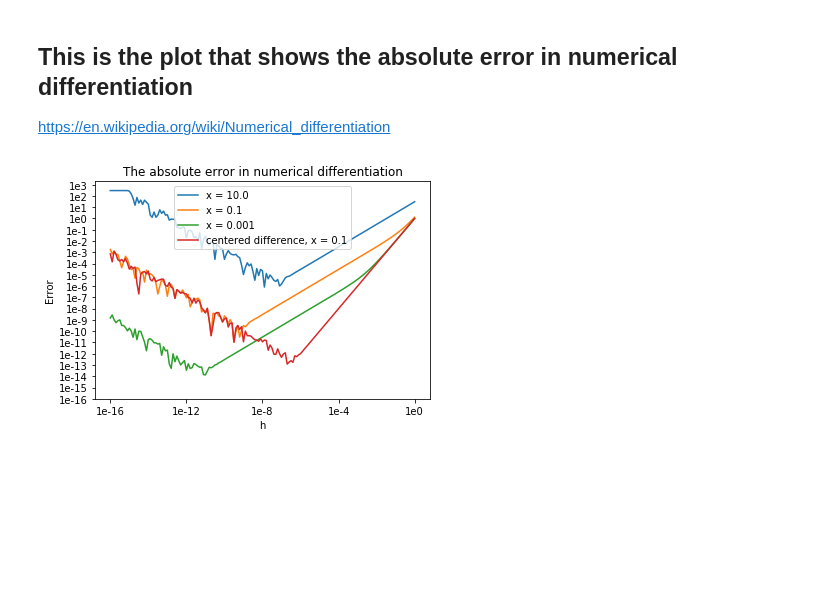
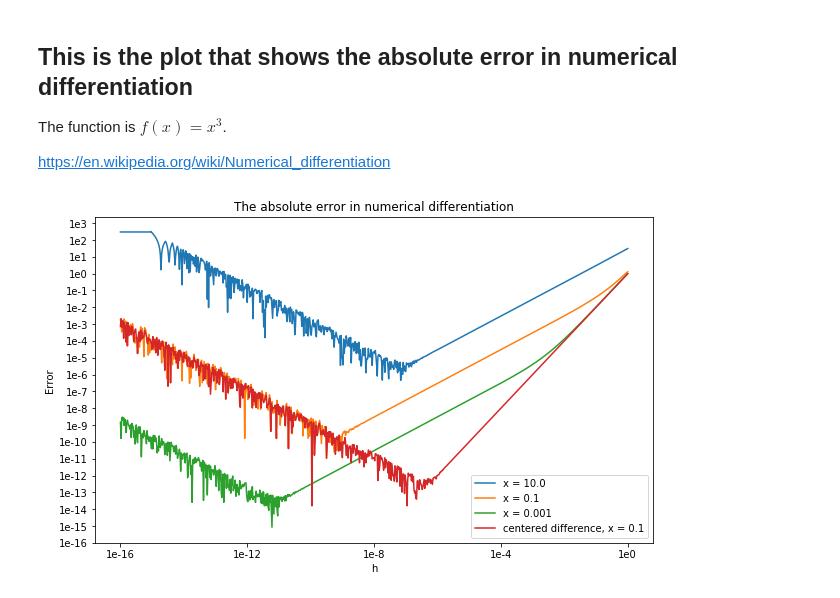
Before and after one commit to hxuaj/my-repo, a Jupyter notebook: The absolute error in numerical differentiation.ipynb, the cells around one changed output. Drawn from its saved outputs; the diff is of its cells as text; code cells hidden in the pictures; blank space fills up the shorter version.

Commit message:
Add files via upload
improved the chart

```diff
--- a/The absolute error in numerical differentiation.ipynb
+++ b/The absolute error in numerical differentiation.ipynb
@@ -1,32 +1,37 @@
 # %% [markdown]
 ## This is the plot that shows the absolute error in numerical differentiation
 
+The function is $f(x)=x^3$.
+
 https://en.wikipedia.org/wiki/Numerical_differentiation
 # %%
 import numpy as np
 import matplotlib.pyplot as plt
 %matplotlib inline
 
 x_range = np.array([10, 0.1, 0.001])
-h = np.array([np.power(0.1, i*0.1) for i in range(16*10, -1, -1)])
+h = np.array([np.power(0.1, i*0.02) for i in range(16*50, -1, -1)])
+
+plt.figure(figsize=(10,6))
 
 for x in x_range:
     #h = np.array([np.power(0.1, i) for i in range(16, 0, -1)])
     y = np.abs((np.power((h+x),3) - np.power(x,3))/h - 3*np.power(x, 2))
     plt.plot(np.log10(h), np.log10(y))
 
 x_centered = 0.1
 y_centered = np.abs((np.power((x_centered+h),3)
                      - np.power((x_centered-h),3))/(2*h)
                     - 3*np.power(x_centered, 2))
 plt.plot(np.log10(h), np.log10(y_centered))
 
 plt.xticks(np.linspace(-16,0,5), [r'1e{}'.format(i) for i in range(-16, 1, 4)])
 plt.yticks(np.linspace(-16,3,20), [r'1e{}'.format(i) for i in range(-16, 4)])
 plt.legend(['x = {}'.format(i) for i in x_range] + ['centered difference, x = 0.1'])
 plt.title('The absolute error in numerical differentiation')
 plt.xlabel('h')
 plt.ylabel('Error')
+
 plt.show()
 # %% [output]
-[figure, old version]
+[figure, new version]
```
